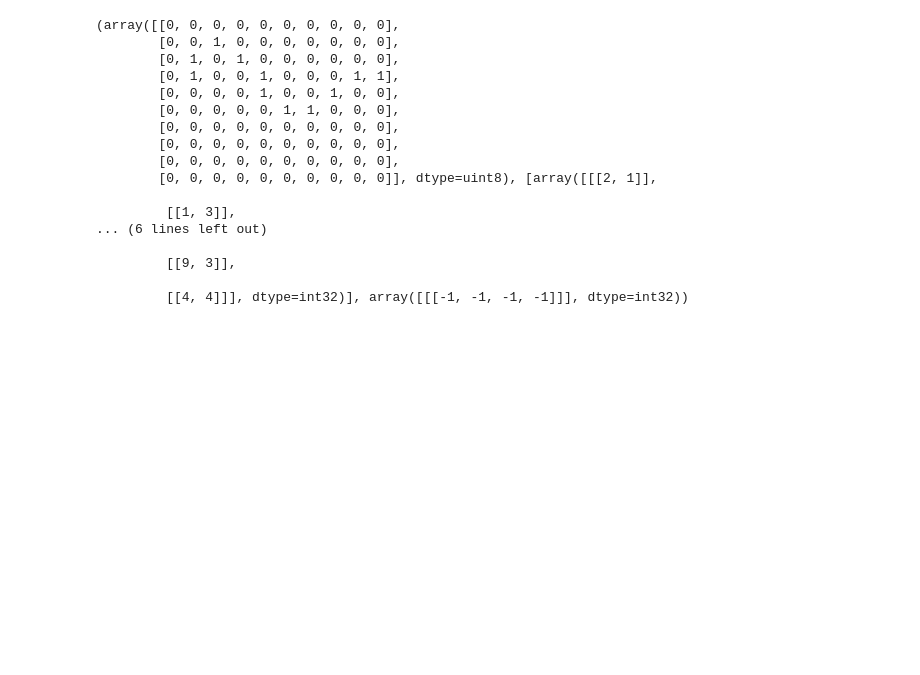
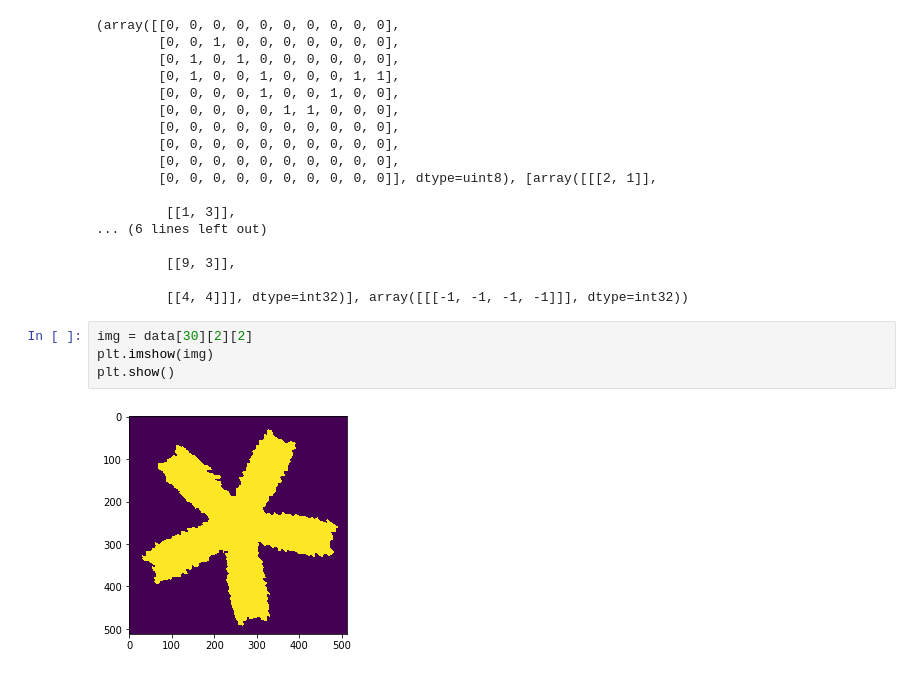
Before and after one commit to scalexm/DICG, a Jupyter notebook: Alter.ipynb, the cells around one changed output. Drawn from its saved outputs; the diff is of its cells as text; blank space fills up the shorter version.

```diff
--- a/Alter.ipynb
+++ b/Alter.ipynb
@@ -245,3 +218,9 @@ cv2.findContours(test_img.copy(), cv2.RETR_EXTERNAL, cv2.CHAIN_APPROX_TC89_L1)
          [[9, 3]],
 
          [[4, 4]]], dtype=int32)], array([[[-1, -1, -1, -1]]], dtype=int32))
+# %%
+img = data[30][2][2]
+plt.imshow(img)
+plt.show()
+# %% [output]
+[figure, added]
```
Also changed, not shown: parts of 28 cells of this notebook, 3 other files.
